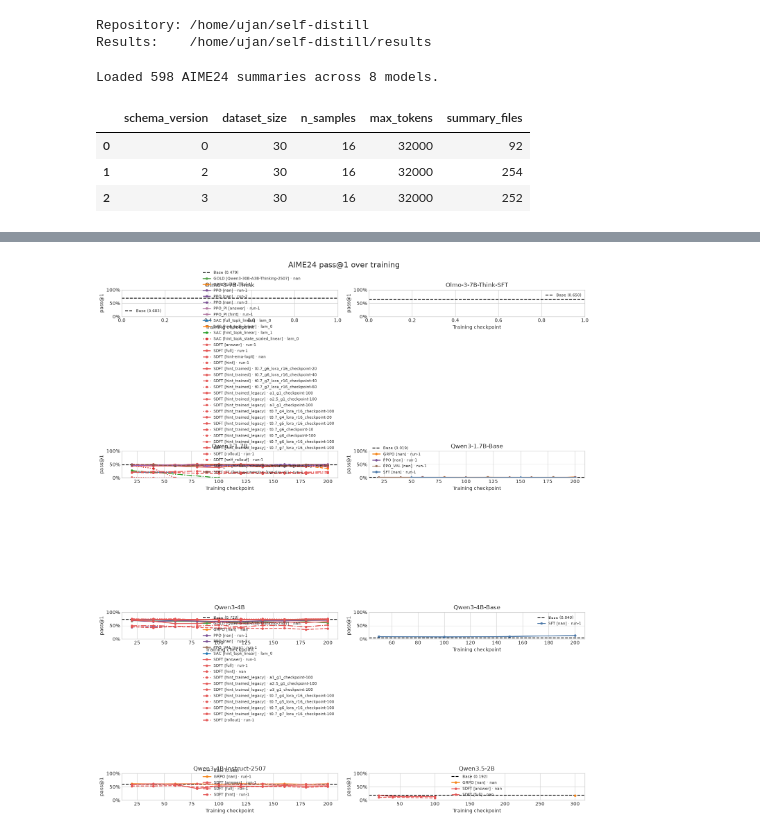
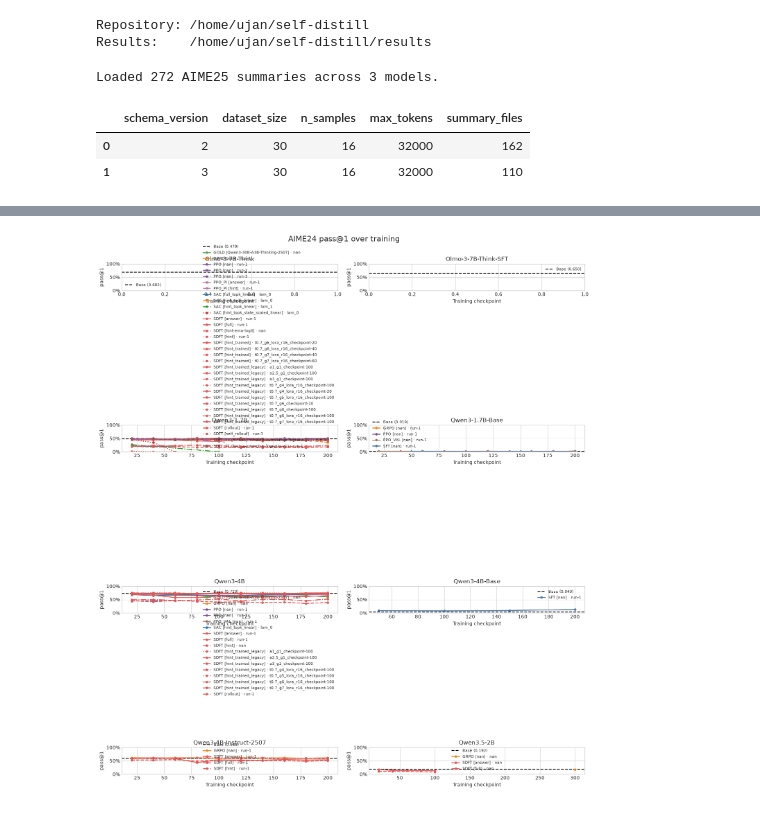
Before and after one commit to tatami-galaxy/self-distill, a Jupyter notebook: eval/viz/results_overview.ipynb, the cells around one changed output, grey strips where cells are left out. Saved outputs shown, nothing was run; the diff lists cells and outputs as text; code cells hidden in the pictures.

```diff
--- a/eval/viz/results_overview.ipynb
+++ b/eval/viz/results_overview.ipynb
@@ -65,7 +65,7 @@ Results:    /home/ujan/self-distill/results
 # evaluation as a horizontal reference. Variants and repeated runs remain separate series.
 #
 # %%
-AIME_YEAR = 24  # Select 24, 25, 26, ...
+AIME_YEAR = 25  # Select 24, 25, 26, ...
 AIME_DATASET = f"aime{AIME_YEAR}"
 AIME_LABEL = AIME_DATASET.upper()
 AIME_DIR = RESULTS / AIME_DATASET
@@ -165,37 +165,36 @@ def load_aime(directory: Path = AIME_DIR) -> pd.DataFrame:
             "generation_seed": sampling.get("seed"),
             "extraction_failures": summary.get("extraction_failures"),
             "total_samples": summary.get("total_samples"),
             "elapsed_s": summary.get("elapsed_s"),
             "source": str(path.relative_to(ROOT)),
         }
         row.update(summary.get("pass_at_k") or {})
         rows.append(row)
 
     frame = pd.DataFrame(rows)
     if frame.empty:
         return frame
     for column in ("variant", "run", "train_dataset"):
         frame[column] = frame[column].where(frame[column].notna(), None)
     return frame.sort_values(
         ["model", "is_base", "algo", "variant", "run", "checkpoint"],
         na_position="first",
     ).reset_index(drop=True)
 
 
 aime = load_aime()
 print(f"Loaded {len(aime)} {AIME_LABEL} summaries across {aime.model.nunique()} models.")
 display(
     aime.groupby(
         ["schema_version", "dataset_size", "n_samples", "max_tokens"],
         dropna=False,
     ).size().rename("summary_files").reset_index()
 )
 # %% [output]
-Loaded 598 AIME24 summaries across 8 models.
+Loaded 272 AIME25 summaries across 3 models.
 |  | schema_version | dataset_size | n_samples | max_tokens | summary_files |
-| 0 | 0 | 30 | 16 | 32000 | 92 |
-| 1 | 2 | 30 | 16 | 32000 | 254 |
-| 2 | 3 | 30 | 16 | 32000 | 252 |
+| 0 | 2 | 30 | 16 | 32000 | 162 |
+| 1 | 3 | 30 | 16 | 32000 | 110 |
 # %%
 AIME_BEST_K = 1  # Choose 1, 8, or 16.
 AIME_BEST_METRIC = f"pass@{AIME_BEST_K}"
```
Also changed, not shown: parts of 3 cells of this notebook, 6 other files.
